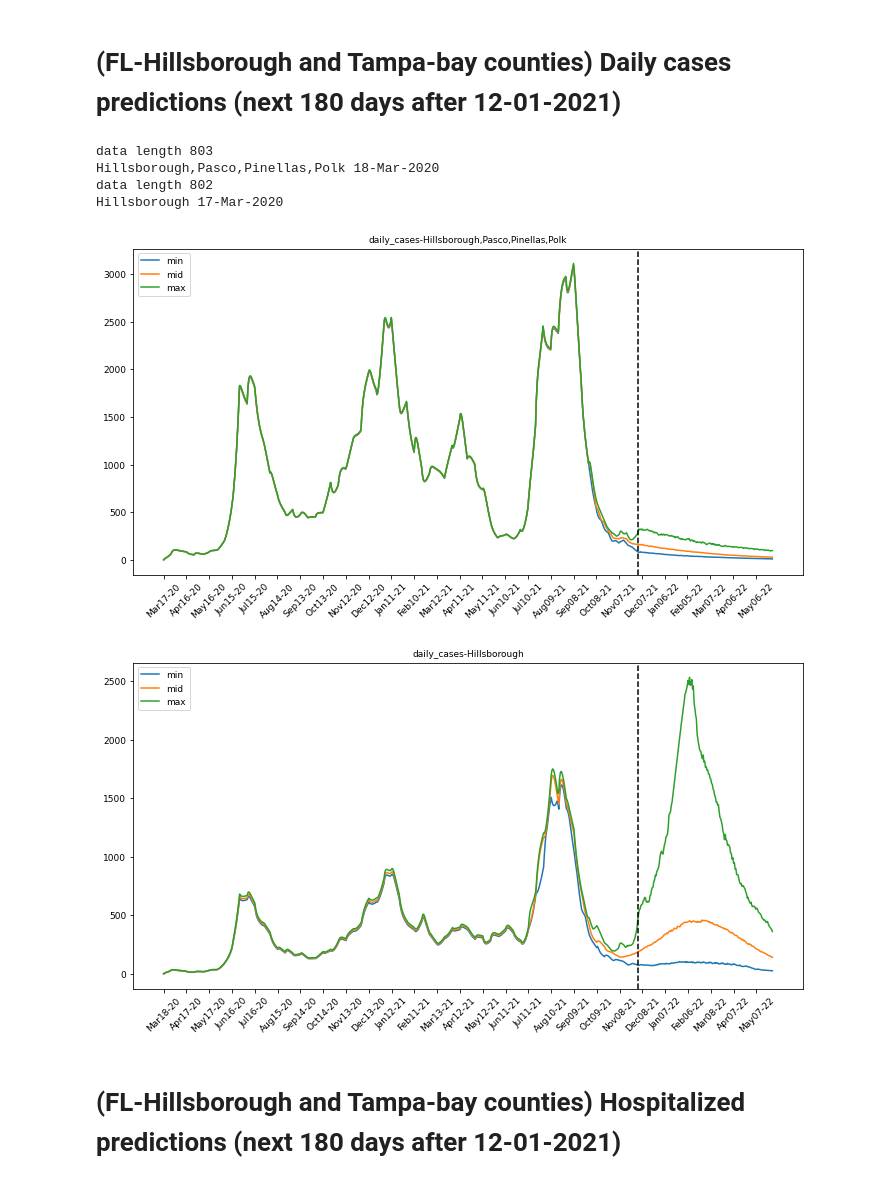
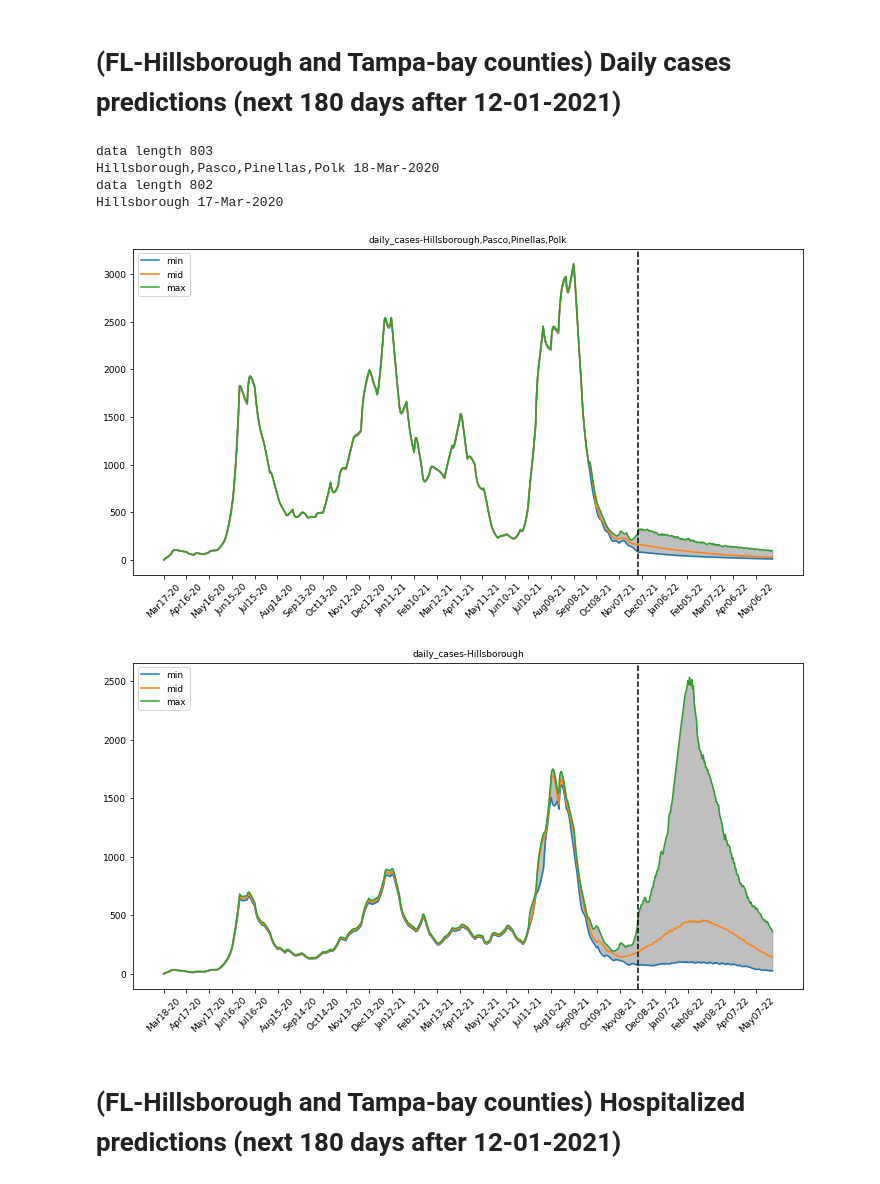
Before and after one commit to EdwinMichaelLab/mongodb-read-and-plot, a Jupyter notebook: mongodb-read-data-and-plot.ipynb, the cells around one changed output. Cells and saved outputs as stored; diff of their text form; code cells hidden in the pictures.

```diff
--- a/mongodb-read-data-and-plot.ipynb
+++ b/mongodb-read-data-and-plot.ipynb
@@ -145,6 +146,7 @@ for x in mydoc:
         ax2.plot(days, min_data, label="min")
         ax2.plot(days, mid_data, label="mid")
         ax2.plot(days, max_data, label="max")
+        ax2.fill_between(days, min_data, max_data, color='grey', alpha=0.5)
 
         ax2.set_title(label+'-'+x["Locations"])
         plt.axvline(x=current_date, color='k', linestyle='--') # draw vertical line on current date
@@ -200,6 +202,7 @@ for x in mydoc:
         ax2.plot(days, min_data, label="min")
         ax2.plot(days, mid_data, label="mid")
         ax2.plot(days, max_data, label="max")
+        ax2.fill_between(days, min_data, max_data, color='grey', alpha=0.5)
 
         ax2.set_title("Active Infectious cases("+label+')-'+x["Locations"])
         plt.axvline(x=current_date, color='k', linestyle='--') # draw vertical line on current date
@@ -255,6 +258,7 @@ for x in mydoc:
         ax2.plot(days, min_data, label="min")
         ax2.plot(days, mid_data, label="mid")
         ax2.plot(days, max_data, label="max")
+        ax2.fill_between(days, min_data, max_data, color='grey', alpha=0.5)
 
         ax2.set_title(label+'-'+x["Locations"])
         plt.axvline(x=current_date, color='k', linestyle='--') # draw vertical line on current date
@@ -310,6 +314,7 @@ for x in mydoc:
         ax2.plot(days, min_data, label="min")
         ax2.plot(days, mid_data, label="mid")
         ax2.plot(days, max_data, label="max")
+        ax2.fill_between(days, min_data, max_data, color='grey', alpha=0.5)
 
         ax2.set_title("Active Infectious Symptomatic cases("+label+')-'+x["Locations"])
         plt.axvline(x=current_date, color='k', linestyle='--') # draw vertical line on current date
@@ -349,35 +354,36 @@ for x in mydoc:
             mid_data.append(data[h][1])
             max_data.append(data[h][2])
 
         start_date=x["start_date"]
         sdate_obj = datetime.strptime(start_date, "%d-%b-%Y")
         days=[]
         for d in range(len(data)):
             dd = sdate_obj+timedelta(days=d)
             #dd = dd.strftime("%d-%b-%Y") # 17-Mar-2020
             #dd = dd.strftime("%m%d-%y") # 0317-20
             dd = dd.strftime("%b%d-%y") # 0317-20
             days.append(dd)
             #print(dd)
 
         fig2, ax2 = plt.subplots(figsize=(12,6))
 
         ax2.plot(days, min_data, label="min")
         ax2.plot(days, mid_data, label="mid")
         ax2.plot(days, max_data, label="max")
+        ax2.fill_between(days, min_data, max_data, color='grey', alpha=0.5)
 
         ax2.set_title(label+'-'+x["Locations"])
         plt.axvline(x=current_date, color='k', linestyle='--') # draw vertical line on current date
         plt.xticks(np.arange(0, len(days)+1, 30))
         plt.xticks(rotation=45)
         ax2.legend(loc=2); # upper left corner
 # %% [output]
 data length 803
 Hillsborough,Pasco,Pinellas,Polk 18-Mar-2020
 data length 802
 Hillsborough 17-Mar-2020
-[figure, old version]
+[figure, new version]
-[figure, old version]
+[figure, new version]
 # %% [markdown]
 # (FL-Hillsborough and Tampa-bay counties) Hospitalized predictions (next 180 days after 12-01-2021)
 # %%
```
Also changed, not shown: parts of 7 cells of this notebook.
